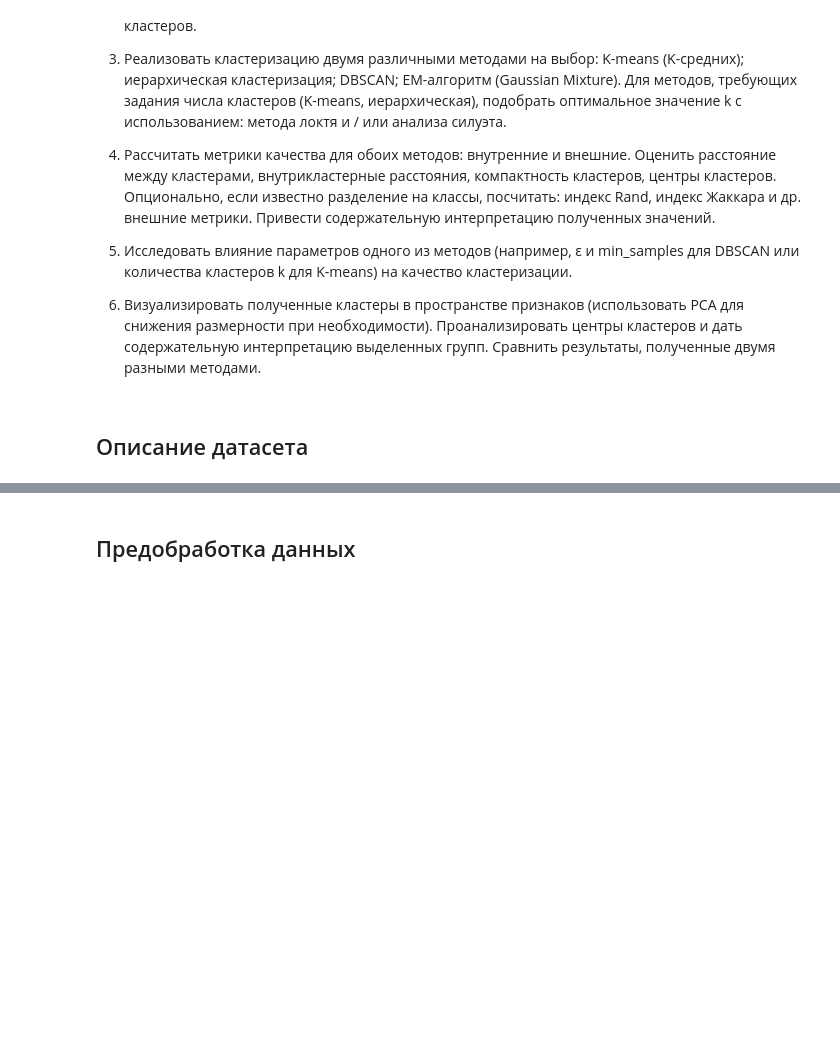
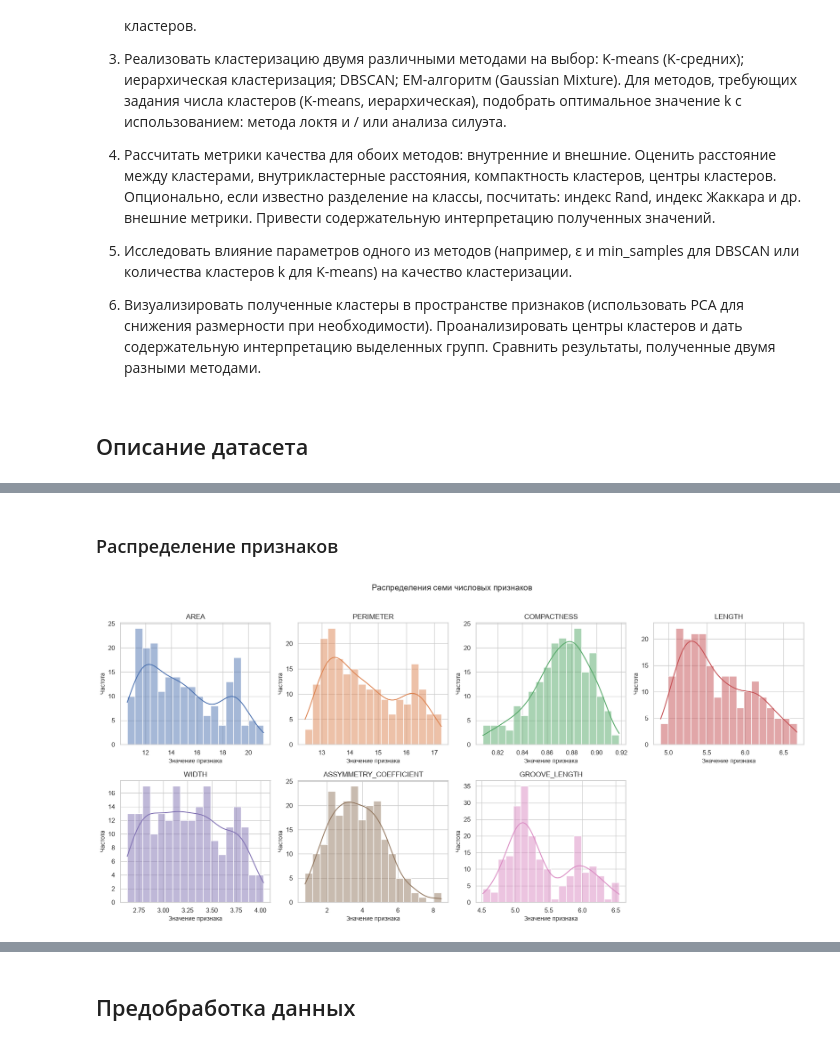
Before and after one commit to violllin/lab3_clustering, a Jupyter notebook: lab3.ipynb, the cells around one changed output, grey strips where cells are left out. Drawn from its saved outputs; the diff is of its cells as text; code cells hidden in the pictures; blank space fills up the shorter version.

```diff
--- a/lab3.ipynb
+++ b/lab3.ipynb
@@ -23,0 +63,32 @@
+# %%
+sns.set_theme(style='whitegrid', context='notebook')
+plt.rcParams['figure.figsize'] = (10, 6)
+plt.rcParams['axes.titlesize'] = 12
+plt.rcParams['axes.labelsize'] = 10
+
+DATA_PATH = Path('seed.csv')
+
+df = pd.read_csv(DATA_PATH)
+EXPECTED_COLUMNS = [
+    'AREA', 'PERIMETER', 'COMPACTNESS', 'LENGTH', 'WIDTH',
+    'ASSYMMETRY_COEFFICIENT', 'GROOVE_LENGTH', 'TYPE'
+]
+
+FEATURES = EXPECTED_COLUMNS[:-1]
+TARGET = 'TYPE'
+CLASS_NAMES = {1: 'Kama', 2: 'Rosa', 3: 'Canadian'}
+X = df[FEATURES].copy()
+y_reference = df[TARGET].astype(int).copy()  #
+
+print('Первые пять строк датасета:')
+display(df.head())
+print(f'Размерность датасета: {df.shape[0]} строк × {df.shape[1]} столбцов')
+print(f'Число объектов: {len(df)}')
+print(f'Число числовых признаков для кластеризации: {len(FEATURES)}')
+print(f'Наличие пропусков: {df.isna().sum().sum()}')
+print(f'Количество полностью повторяющихся строк: {df.duplicated().sum()}')
+print('\nТипы данных:')
+display(df.dtypes.rename('Тип данных').to_frame())
+print('\nЧисло объектов каждого исходного типа:')
+class_counts = y_reference.map(CLASS_NAMES).value_counts().reindex(['Kama', 'Rosa', 'Canadian'])
+display(class_counts.rename('Количество объектов').to_frame())
@@ -23,0 +161,16 @@
+# %% [markdown]
+### Распределение признаков
+# %%
+fig, axes = plt.subplots(2, 4, figsize=(17, 8))
+axes = axes.ravel()
+for i, feature in enumerate(FEATURES):
+    sns.histplot(X[feature], kde=True, bins=18, ax=axes[i], color=sns.color_palette()[i])
+    axes[i].set_title(feature)
+    axes[i].set_xlabel('Значение признака')
+    axes[i].set_ylabel('Частота')
+axes[-1].axis('off')
+fig.suptitle('Распределения семи числовых признаков', y=1.02, fontsize=14)
+plt.tight_layout()
+plt.show()
+# %% [output]
+[figure, added]
```
Also changed, not shown: parts of 14 cells of this notebook, 2 other files.
